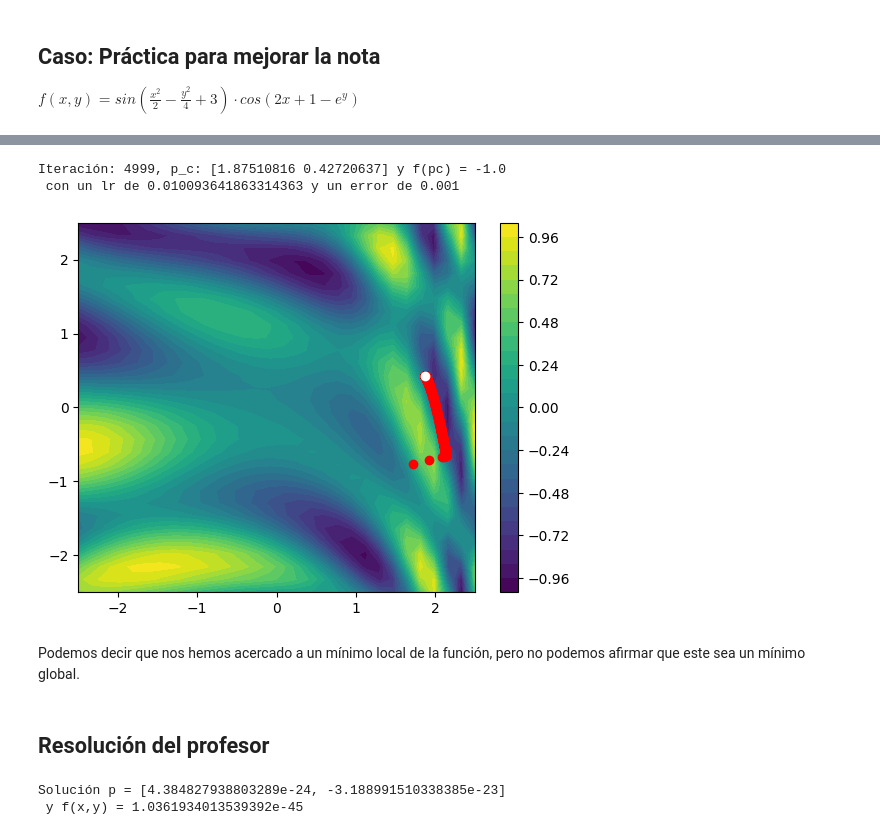
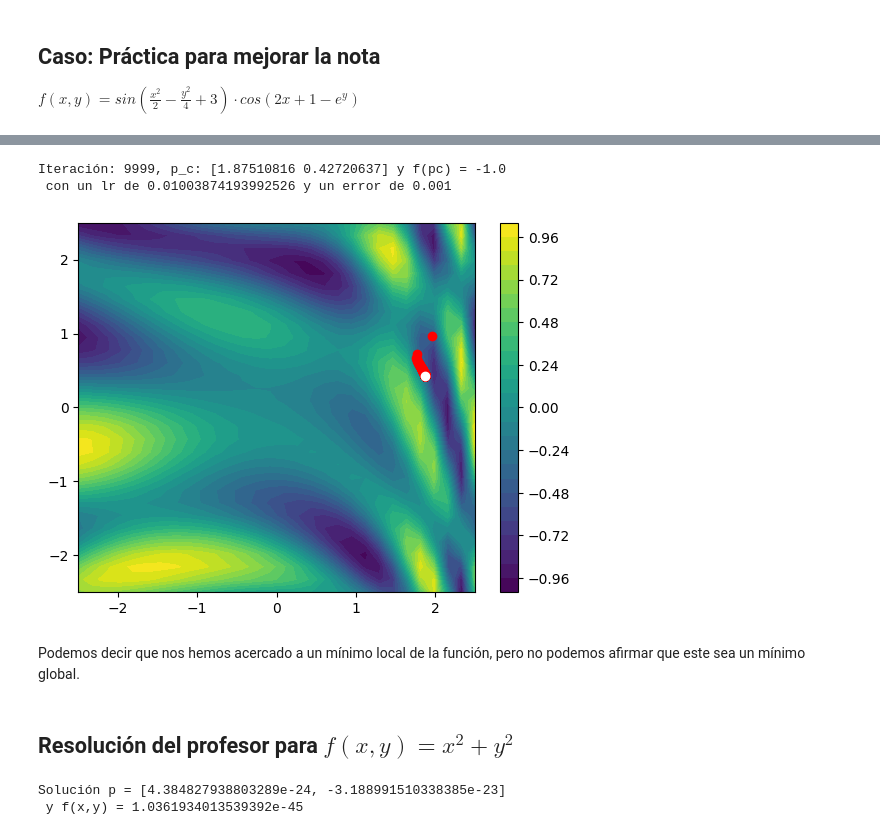
Before and after one commit to emichester/03MIAR_Algoritmos_de_Optimizacion, a Jupyter notebook: AG2/Algoritmos_Emilio_Jesús_Hernandez_Salas_AG2.ipynb, the cells around one changed output, grey strips where cells are left out. Drawn from its saved outputs; the diff is of its cells as text; code cells hidden in the pictures.

```diff
--- a/AG2/Algoritmos_Emilio_Jesús_Hernandez_Salas_AG2.ipynb
+++ b/AG2/Algoritmos_Emilio_Jesús_Hernandez_Salas_AG2.ipynb
@@ -173,7 +173,7 @@ $
 f(x,y) = sin(\frac{x^2}{2} - \frac{y^2}{4} +3) \cdot cos(2x +1 - e^y)
 $
 # %%
-f2 = lambda x,y: np.sin(x**2/2 - y**2/4 + 3) * np.cos(2*x + 1 + np.exp(y))
+f2 = lambda x,y: np.sin(x**2/2 - y**2/4 + 3) * np.cos(2*x + 1 + np.e**y)
 # %%
 X = np.linspace(-5, 5, 101)
 Y = np.linspace(-5, 5, 101)
@@ -204,43 +204,45 @@ fig, ax = plt.subplots(1)
 contour = ax.contourf(X,Y,Z,resolucion)
 cbar = plt.colorbar(contour)
 
 # Generar punto de partida aleatorio
+
 p0 = [random.uniform(-rango,rango), random.uniform(-rango,rango)]
 ax.plot(p0[0], p0[1], "ro")
 
 p = p0
 h = 0.0001
 lr_ini = 0.1
 lr = lr_ini
-lr_thresh = 0.01
+lr_thresh = lr/10
 error = 0.001
-for i in range(5000):
+for i in range(10000):
     p = p0 - lr*gradf2(p[0],p[1],h)
     ax.plot(p[0], p[1], "ro")
     #### print("Norma del gradiente: ", np.linalg.norm(gradf2(p[0],p[1],h)))
     # ajuste de la tasa de aprendizaje
-    if lr > lr_thresh \
+    if 1==1 \
+        and lr > lr_thresh \
         and np.linalg.norm(gradf2(p[0],p[1],h)) < 1 \
         and lr_ini * np.linalg.norm(gradf2(p[0],p[1],h)) > lr_thresh:
 
         lr = lr_ini * np.linalg.norm(gradf2(p[0],p[1],h))
         # print(lr)
     # definimos un criterio de parada
     if np.sqrt(np.dot(p,p0)) <= error:
         break
     else:
         p0 = p
 
 ax.plot(p[0], p[1], "wo")
 print(f"Iteración: {i}, p_c: {p} y f(pc) = {f2(p[0],p[1])} \n con un lr de {lr} y un error de {error}")
 # %% [output]
-Iteración: 4999, p_c: [1.87510816 0.42720637] y f(pc) = -1.0
- con un lr de 0.010093641863314363 y un error de 0.001
+Iteración: 9999, p_c: [1.87510816 0.42720637] y f(pc) = -1.0
+ con un lr de 0.01003874193992526 y un error de 0.001
-[figure, old version]
+[figure, new version]
 # %% [markdown]
 Podemos decir que nos hemos acercado a un mínimo local de la función, pero no podemos afirmar que este sea un mínimo global.
 # %% [markdown]
-## Resolución del profesor
+## Resolución del profesor para $f(x,y) = x^2 +y^2$
 # %%
 import math
 import matplotlib.pyplot as plt
```
